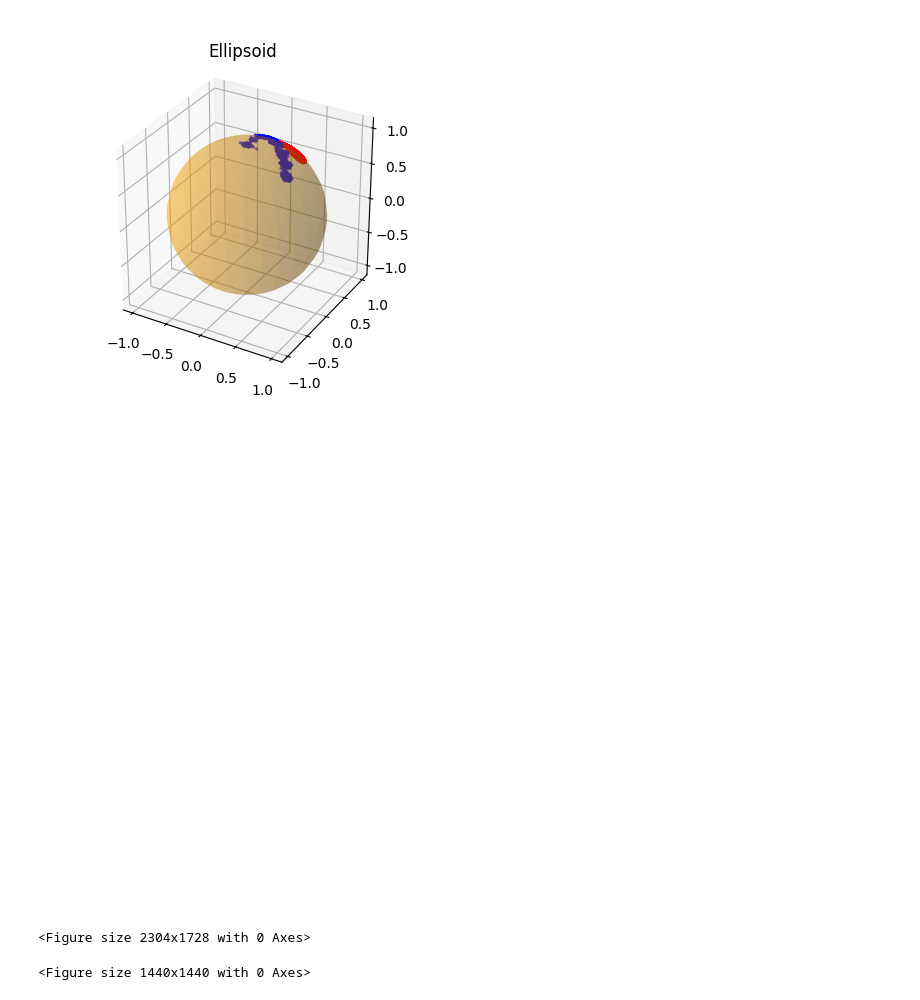
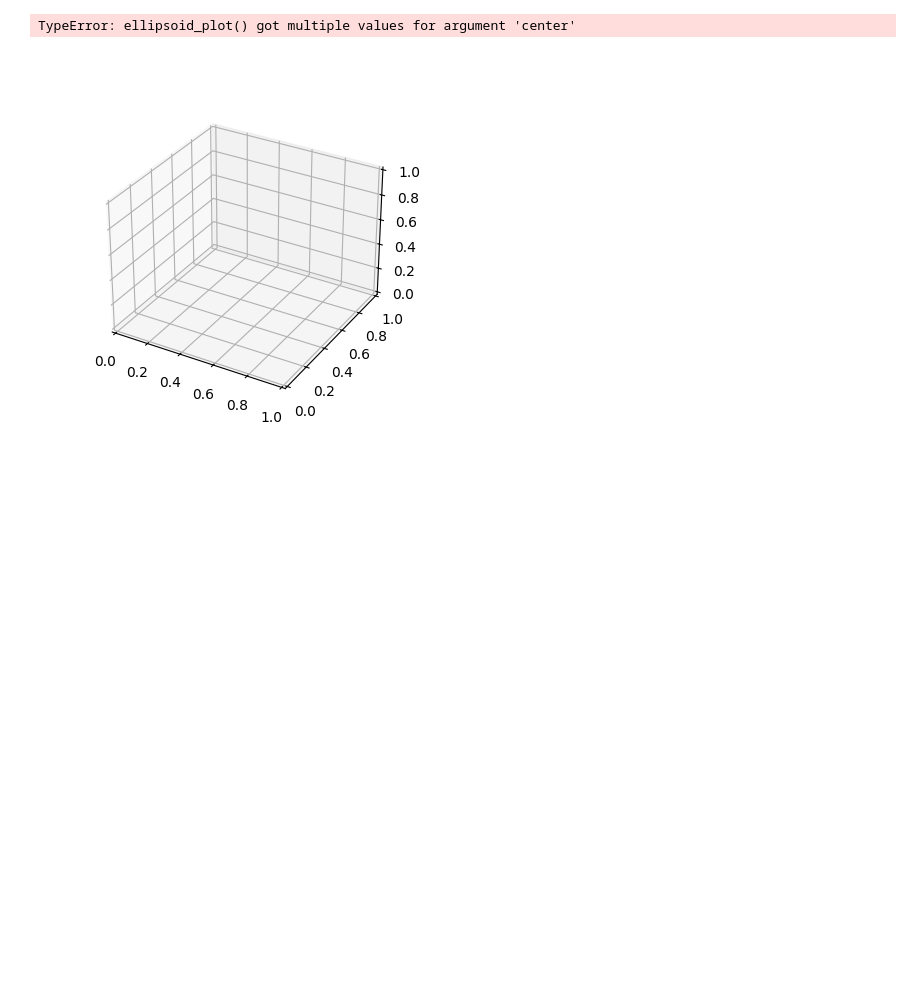
Before and after one commit to the-entire-country-of-ireland/moonfinder, a Jupyter notebook: scripts/magacc.ipynb, the cells around one changed output. Saved outputs shown, nothing was run; the diff lists cells and outputs as text; code cells hidden in the pictures; blank space fills up the shorter version.

```diff
--- a/scripts/magacc.ipynb
+++ b/scripts/magacc.ipynb
@@ -20,23 +7,0 @@ def serialize(A_hat, b_hat):
-# %%
-from analysis import process_file_to_raw_data
-from ellipsoid_fit import plot_ellipsoid
-
-def normalize(vec):
-    if len(vec.shape) == 1:
-        return vec / np.linalg.norm(vec)
-    return vec / np.linalg.norm(vec, axis=1, keepdims=True)
-
-def load_data(filename="magacc_readings_8.txt", atol=0.4):
-    data = process_file_to_raw_data(filename)
-    mag = data[:,:3]
-    acc = data[:,3:]
-
-    norm = np.linalg.norm(acc, 2, axis=1)
-    idcs = np.isclose(norm, 9.8, atol=atol)
-
-    mag = mag[idcs]
-    acc = acc[idcs]
-
-    mag = np.array(mag)
-    acc = np.array(acc)
-    return mag, acc
@@ -298,19 +8,20 @@ def grade(a, b):
 # %%
 mag_raw, acc = load_data("data/magacc_readings_14.txt", atol=0.3)
-T = 0.907
+T = -0.907
 
 cal = StreamingExactCalibration(target_dot=T, alpha=1.0, beta=1.0)
 for m_raw, a in zip(mag_raw, acc):
     cal.update(m_raw, a)
 W_hat, Q_hat, info = cal.solve()
+# W_hat[1] *= -1
 M_aug = np.column_stack([mag_raw, np.ones(len(mag_raw))])
 M = M_aug @ W_hat.T
 Mn = M / np.linalg.norm(M, axis=1, keepdims=True)
 A = acc / np.linalg.norm(acc, axis=1, keepdims=True)
 print(f"{grade(M,M)[0].item():.03f}  {grade(A,M)[0].item():.03f}  {grade(A,Mn)[0].item():.03f}")
 
-for i in range(2):
-    cal = StreamingExactCalibration(target_dot=T, alpha=1.0, beta=10.0)
+for i in range(3):
+    cal = StreamingExactCalibration(target_dot=T, alpha=4.0, beta=1.0)
     for m_raw, a in zip(mag_raw, acc):
         cal.update(m_raw, a, W0=W_hat)
     W_hat, Q_hat, info = cal.solve(W0=W_hat)
@@ -338,18 +77,17 @@ array([[ 0.005, -0.   , -0.001,  0.237],
 # %%
 %matplotlib widget
-from ellipsoid_fit import plot_ellipsoid
 plt.clf()
 fig = plt.figure(figsize=(4, 4))
 ax = fig.add_subplot(111, projection='3d')
 
 M = (A_hat @ mag_raw.T).T + b_hat
 A = acc / np.linalg.norm(acc, axis=1, keepdims=True)
-plot_ellipsoid(ax, center=np.zeros(3), R=np.eye(3), radii=np.ones(3))
+ellipsoid_plot(ax, center=np.zeros(3), R=np.eye(3), radii=np.ones(3))
 
 ax.scatter(*M.T, c='red', marker='o', s=2, alpha=0.5, label='Mag')
 ax.scatter(*A.T, c='blue', marker='o', s=2, alpha=0.5, label='Accel')
 
 plt.show()
 # %% [output]
+TypeError: ellipsoid_plot() got multiple values for argument 'center'
-[figure, old version]
+[figure, new version]
-[figure, removed]
@@ -358,29 +94,2 @@ plt.show()
-# %%
-M = (A_hat @ mag_raw.T).T + b_hat
-Mn = M / np.linalg.norm(M, axis=1, keepdims=True)
-A = acc / np.linalg.norm(acc, axis=1, keepdims=True)
-
-norms = np.array([m@m for m in M])
-dots = np.array([m@a for m,a in zip(M,A)])
-normdots = np.array([m@a for m,a in zip(Mn,A)])
-
-plt.clf()
-plt.figure(figsize=(5,2))
-plt.hist(norms, 30)
-plt.title("vector norm")
-plt.xlim(.75,1.25)
-plt.gca().axvline(x=1, c='r')
-plt.show()
-
-plt.figure(figsize=(5,2))
-plt.hist(dots, 30, label="unnormalized")
-plt.hist(normdots, 30, alpha=0.5, color="C1", label="normalized")
-plt.title("dot products")
-plt.gca().axvline(x=T, c='r')
-plt.legend(loc=0)
-plt.show()
-# %% [output]
-<Figure size 2304x1728 with 0 Axes>
-<Figure size 1440x1440 with 0 Axes>
 # %%
 serialize(A_hat, b_hat)
```
Also changed, not shown: parts of 9 cells of this notebook, 6 other files.
